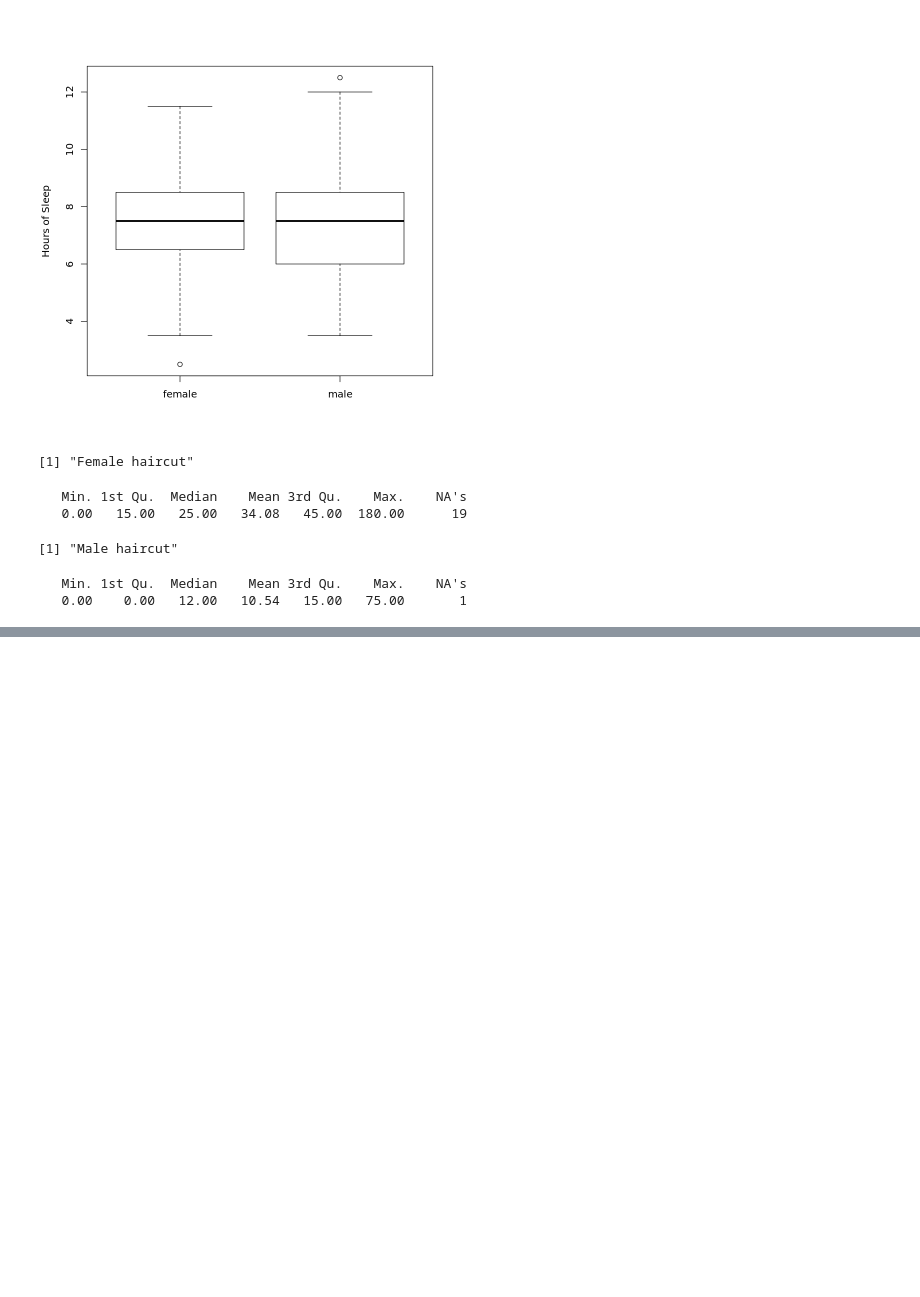
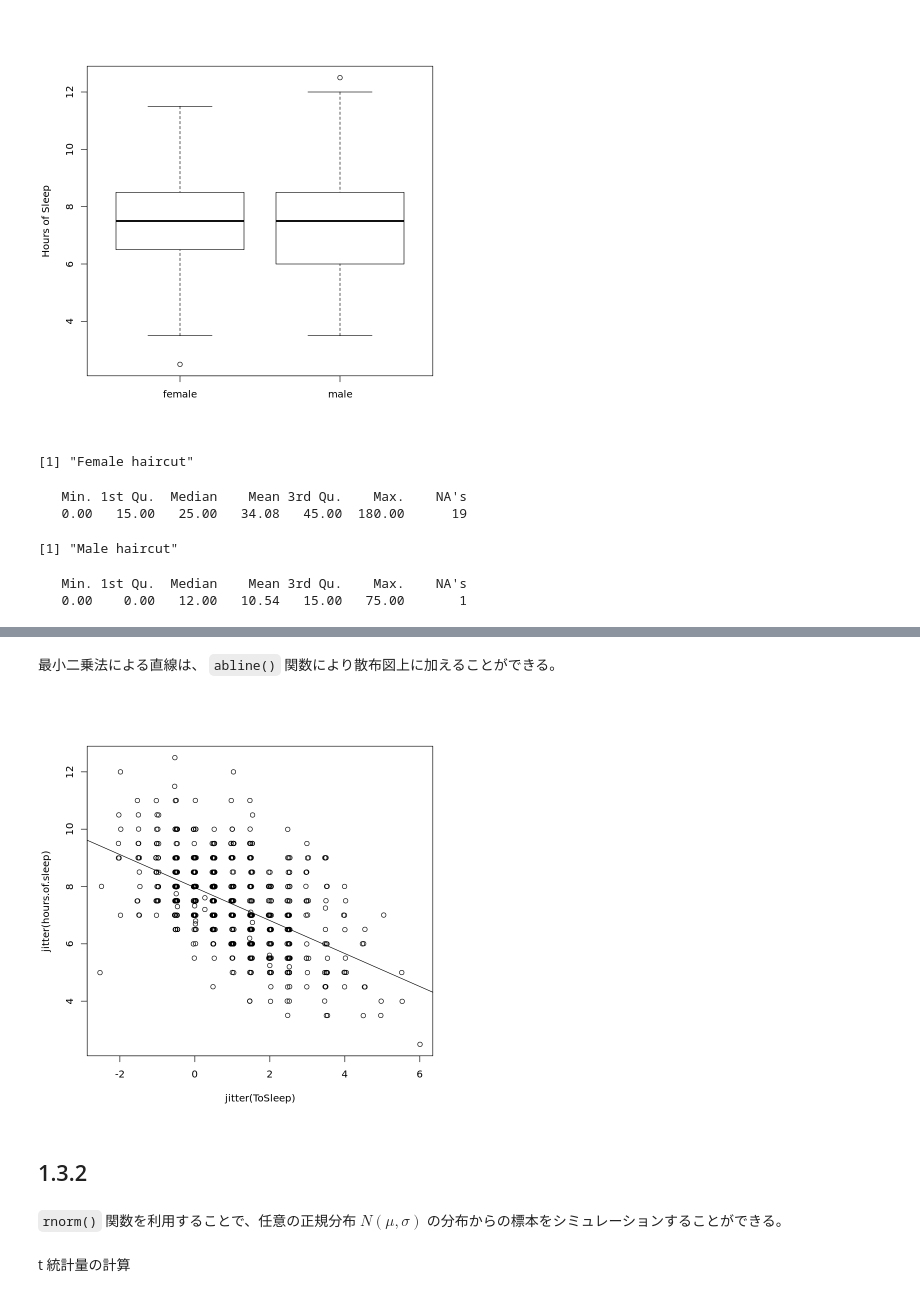
Before and after one commit to iimuz/til, a Jupyter notebook: r/r_bayes_tutorial/chapter1.ipynb, the cells around one changed output, grey strips where cells are left out. Drawn from its saved outputs; the diff is of its cells as text; code cells hidden in the pictures; blank space fills up the shorter version.

```diff
--- a/r/r_bayes_tutorial/chapter1.ipynb
+++ b/r/r_bayes_tutorial/chapter1.ipynb
@@ -70,0 +91,11 @@ summary(male.Haircut)
+# %% [markdown]
+最小二乗法による直線は、 `abline()` 関数により散布図上に加えることができる。
+# %%
+plot(jitter(ToSleep), jitter(hours.of.sleep))
+abline(fit)
+# %% [output]
+[figure, added]
+# %% [markdown]
+## 1.3.2
+# %% [markdown]
+`rnorm()` 関数を利用することで、任意の正規分布 $N(\mu, \sigma)$ の分布からの標本をシミュレーションすることができる。
@@ -70,0 +105,2 @@ summary(male.Haircut)
+# %% [markdown]
+t 統計量の計算
```
Also changed, not shown: parts of 8 cells of this notebook.
